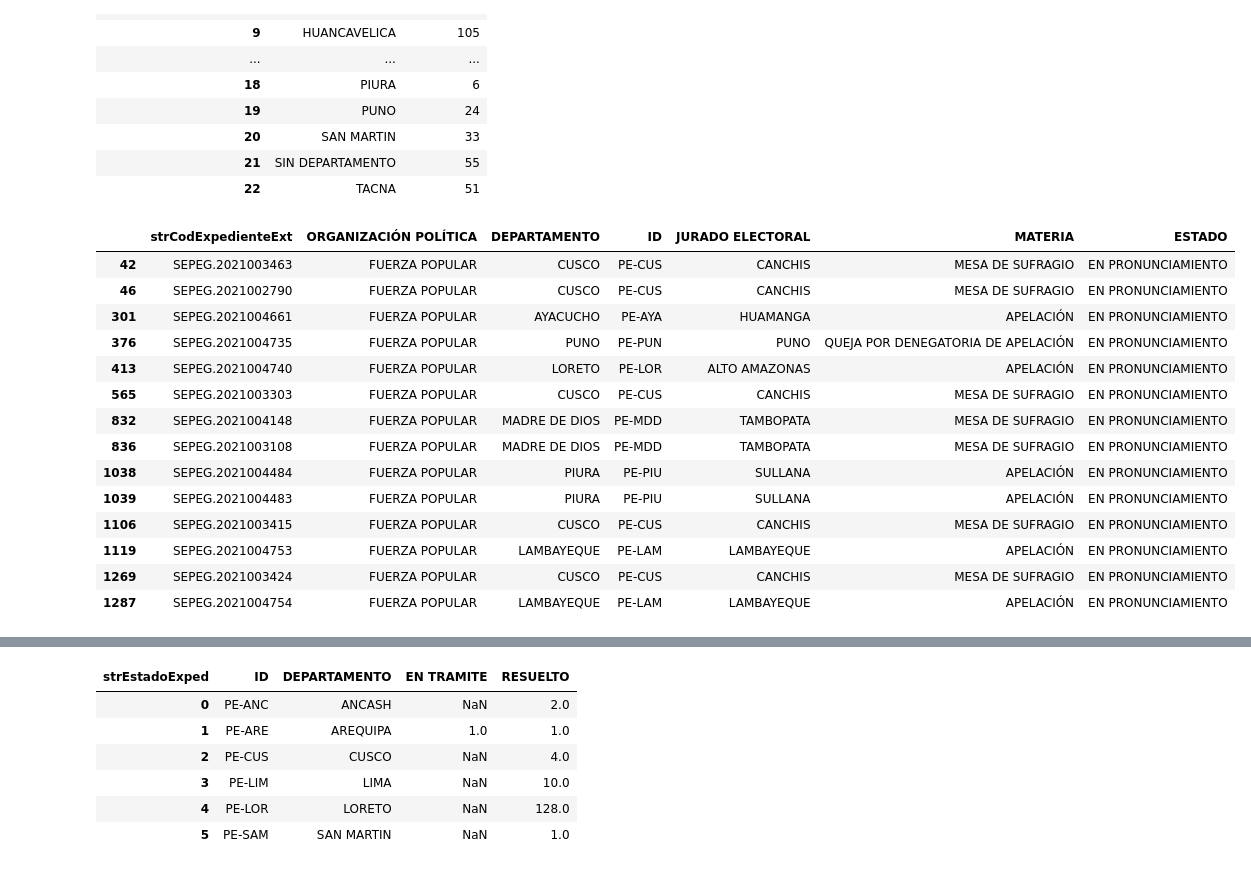
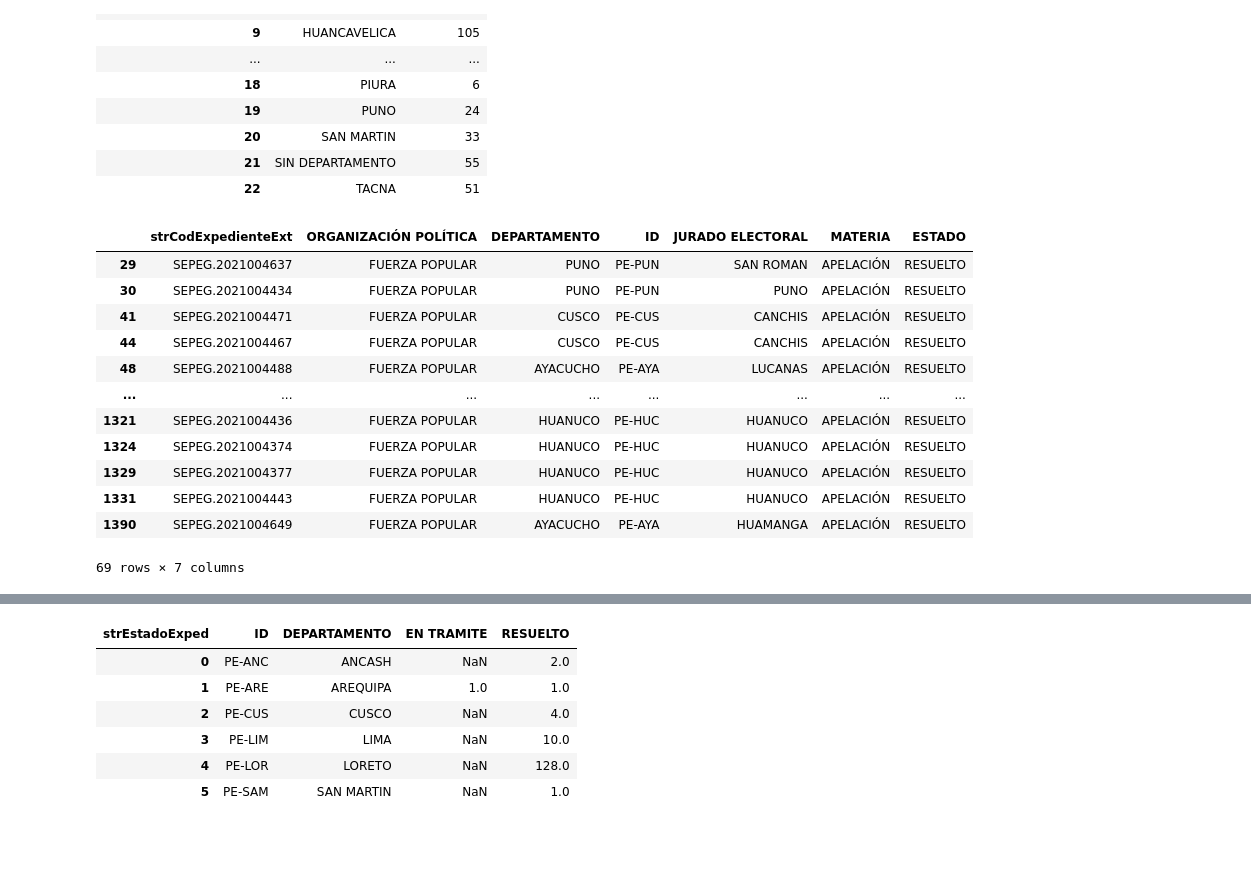
Before and after one commit to GenyLeong/nulidad_electoral, a Jupyter notebook: nulidad electoral.ipynb, the cells around one changed output, grey strips where cells are left out. Saved outputs shown, nothing was run; the diff lists cells and outputs as text; code cells hidden in the pictures; blank space fills up the shorter version.

```diff
--- a/nulidad electoral.ipynb
+++ b/nulidad electoral.ipynb
@@ -359,33 +359,31 @@ regiones_pedidos
 regiones_pedidos.to_csv('pedidos_regiones_FP.csv' , index=False)
 # %%
 find_partido = xls['strOrganizacionPolitica'] == 'FUERZA POPULAR'
-#find_materia = xls['strMateria'] == 'REGISTRADO'
-find_estado = xls['strEstadoExped'] == 'EN PRONUNCIAMIENTO'
+find_materia = xls['strMateria'] == 'APELACIÓN'
+find_estado = xls['strEstadoExped'] == 'RESUELTO'
 
 
-xls_FP = xls[find_partido & find_estado]
+xls_FP = xls[find_partido & find_materia & find_estado]
 
 columnas = ['strCodExpedienteExt','strOrganizacionPolitica', 'strDepartamento','ID',  'strJuradoElectoral', 'strMateria', 'strEstadoExped']
 df_tabla_filtro = pd.DataFrame(xls_FP, columns=columnas)
 
 df_tabla_filtro = df_tabla_filtro.rename(columns={"strOrganizacionPolitica": "ORGANIZACIÓN POLÍTICA","strDepartamento": "DEPARTAMENTO", "strJuradoElectoral":"JURADO ELECTORAL", 'strMateria': 'MATERIA', "strEstadoExped": "ESTADO"})
 df_tabla_filtro
 # %% [output]
 |  | strCodExpedienteExt | ORGANIZACIÓN POLÍTICA | DEPARTAMENTO | ID | JURADO ELECTORAL | MATERIA | ESTADO |
-| 42 | SEPEG.2021003463 | FUERZA POPULAR | CUSCO | PE-CUS | CANCHIS | MESA DE SUFRAGIO | EN PRONUNCIAMIENTO |
-| 46 | SEPEG.2021002790 | FUERZA POPULAR | CUSCO | PE-CUS | CANCHIS | MESA DE SUFRAGIO | EN PRONUNCIAMIENTO |
-| 301 | SEPEG.2021004661 | FUERZA POPULAR | AYACUCHO | PE-AYA | HUAMANGA | APELACIÓN | EN PRONUNCIAMIENTO |
-| 376 | SEPEG.2021004735 | FUERZA POPULAR | PUNO | PE-PUN | PUNO | QUEJA POR DENEGATORIA DE APELACIÓN | EN PRONUNCIAMIENTO |
-| 413 | SEPEG.2021004740 | FUERZA POPULAR | LORETO | PE-LOR | ALTO AMAZONAS | APELACIÓN | EN PRONUNCIAMIENTO |
-| 565 | SEPEG.2021003303 | FUERZA POPULAR | CUSCO | PE-CUS | CANCHIS | MESA DE SUFRAGIO | EN PRONUNCIAMIENTO |
-| 832 | SEPEG.2021004148 | FUERZA POPULAR | MADRE DE DIOS | PE-MDD | TAMBOPATA | MESA DE SUFRAGIO | EN PRONUNCIAMIENTO |
-| 836 | SEPEG.2021003108 | FUERZA POPULAR | MADRE DE DIOS | PE-MDD | TAMBOPATA | MESA DE SUFRAGIO | EN PRONUNCIAMIENTO |
-| 1038 | SEPEG.2021004484 | FUERZA POPULAR | PIURA | PE-PIU | SULLANA | APELACIÓN | EN PRONUNCIAMIENTO |
-| 1039 | SEPEG.2021004483 | FUERZA POPULAR | PIURA | PE-PIU | SULLANA | APELACIÓN | EN PRONUNCIAMIENTO |
-| 1106 | SEPEG.2021003415 | FUERZA POPULAR | CUSCO | PE-CUS | CANCHIS | MESA DE SUFRAGIO | EN PRONUNCIAMIENTO |
-| 1119 | SEPEG.2021004753 | FUERZA POPULAR | LAMBAYEQUE | PE-LAM | LAMBAYEQUE | APELACIÓN | EN PRONUNCIAMIENTO |
-| 1269 | SEPEG.2021003424 | FUERZA POPULAR | CUSCO | PE-CUS | CANCHIS | MESA DE SUFRAGIO | EN PRONUNCIAMIENTO |
-| 1287 | SEPEG.2021004754 | FUERZA POPULAR | LAMBAYEQUE | PE-LAM | LAMBAYEQUE | APELACIÓN | EN PRONUNCIAMIENTO |
+| 29 | SEPEG.2021004637 | FUERZA POPULAR | PUNO | PE-PUN | SAN ROMAN | APELACIÓN | RESUELTO |
+| 30 | SEPEG.2021004434 | FUERZA POPULAR | PUNO | PE-PUN | PUNO | APELACIÓN | RESUELTO |
+| 41 | SEPEG.2021004471 | FUERZA POPULAR | CUSCO | PE-CUS | CANCHIS | APELACIÓN | RESUELTO |
+| 44 | SEPEG.2021004467 | FUERZA POPULAR | CUSCO | PE-CUS | CANCHIS | APELACIÓN | RESUELTO |
+| 48 | SEPEG.2021004488 | FUERZA POPULAR | AYACUCHO | PE-AYA | LUCANAS | APELACIÓN | RESUELTO |
+| ... | ... | ... | ... | ... | ... | ... | ... |
+| 1321 | SEPEG.2021004436 | FUERZA POPULAR | HUANUCO | PE-HUC | HUANUCO | APELACIÓN | RESUELTO |
+| 1324 | SEPEG.2021004374 | FUERZA POPULAR | HUANUCO | PE-HUC | HUANUCO | APELACIÓN | RESUELTO |
+| 1329 | SEPEG.2021004377 | FUERZA POPULAR | HUANUCO | PE-HUC | HUANUCO | APELACIÓN | RESUELTO |
+| 1331 | SEPEG.2021004443 | FUERZA POPULAR | HUANUCO | PE-HUC | HUANUCO | APELACIÓN | RESUELTO |
+| 1390 | SEPEG.2021004649 | FUERZA POPULAR | AYACUCHO | PE-AYA | HUAMANGA | APELACIÓN | RESUELTO |
+69 rows × 7 columns
 # %%
 df_tabla_filtro.to_csv('tabla_apelacion_resuelto_FP.csv' , index=False)
 # %%
```
Also changed, not shown: parts of 6 cells of this notebook, 3 other files.
